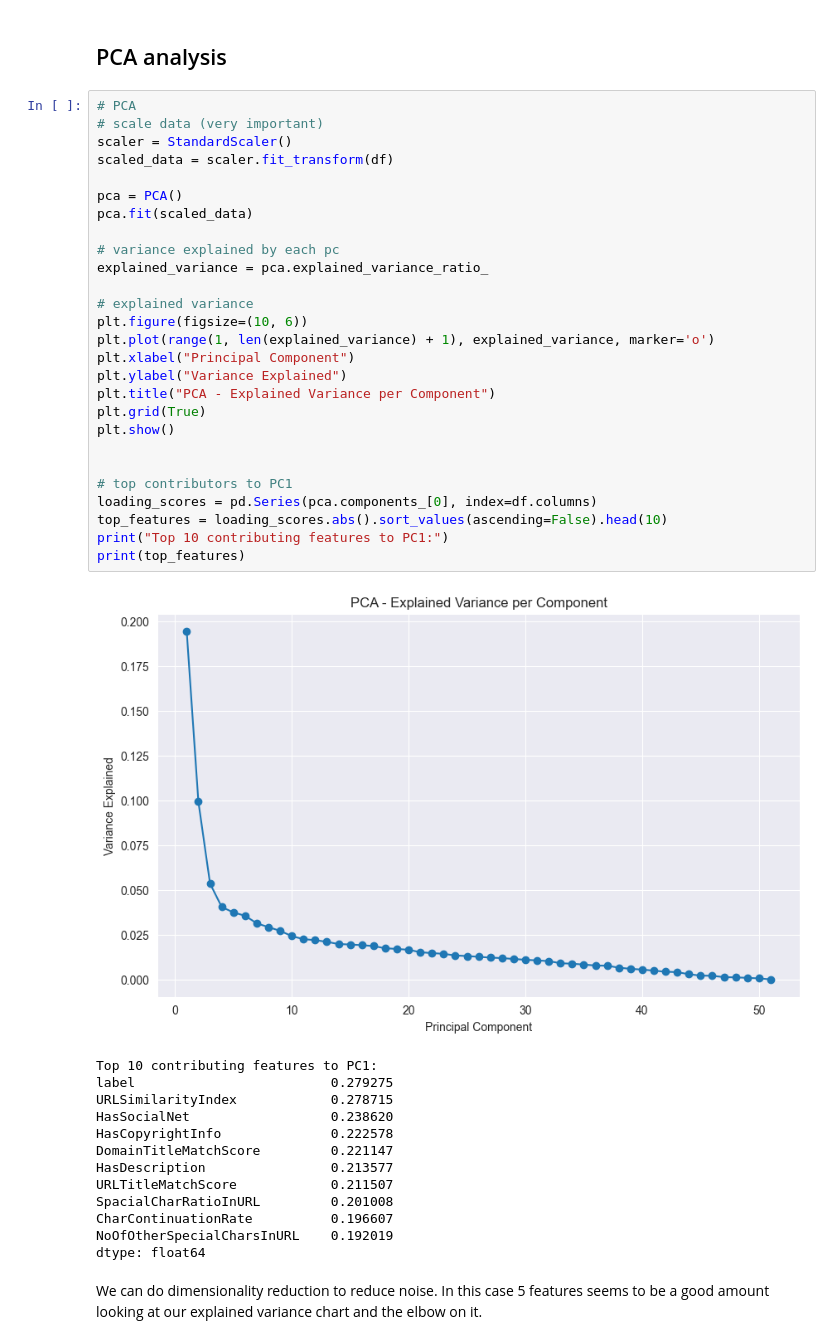
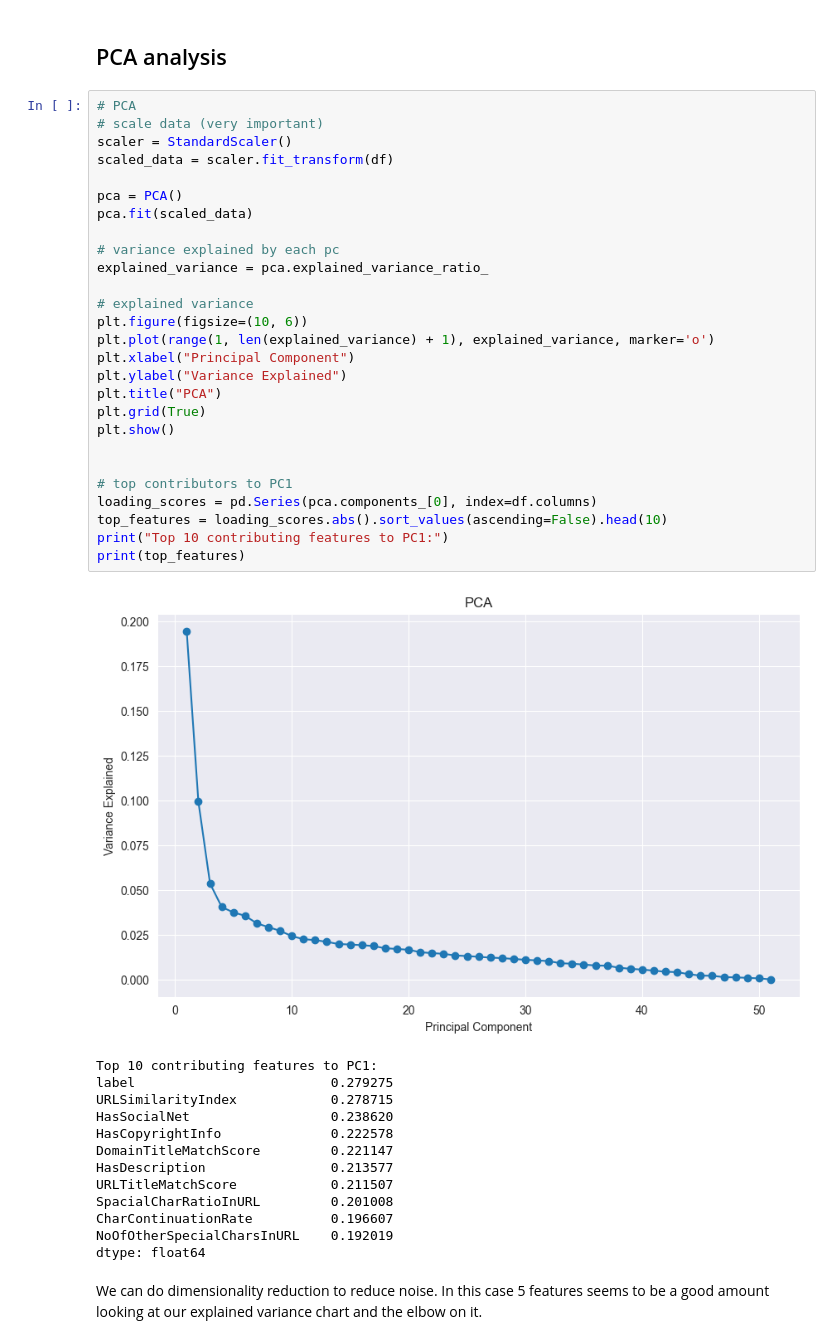
Before and after one commit to gabrielalaa/PhisingDetection, a Jupyter notebook: notebooks/new_training_dataset.ipynb, the cells around one changed output. Cells and saved outputs as stored; diff of their text form.

```diff
--- a/notebooks/new_training_dataset.ipynb
+++ b/notebooks/new_training_dataset.ipynb
@@ -244,32 +256,32 @@ Training: KNeighborsClassifier
 # %%
 # PCA
 # scale data (very important)
 scaler = StandardScaler()
 scaled_data = scaler.fit_transform(df)
 
 pca = PCA()
 pca.fit(scaled_data)
 
 # variance explained by each pc
 explained_variance = pca.explained_variance_ratio_
 
 # explained variance
 plt.figure(figsize=(10, 6))
 plt.plot(range(1, len(explained_variance) + 1), explained_variance, marker='o')
 plt.xlabel("Principal Component")
 plt.ylabel("Variance Explained")
-plt.title("PCA - Explained Variance per Component")
+plt.title("PCA")
 plt.grid(True)
 plt.show()
 
 
 # top contributors to PC1
 loading_scores = pd.Series(pca.components_[0], index=df.columns)
 top_features = loading_scores.abs().sort_values(ascending=False).head(10)
 print("Top 10 contributing features to PC1:")
 print(top_features)
 # %% [output]
-[figure, old version]
+[figure, new version]
 Top 10 contributing features to PC1:
 label                         0.279275
 URLSimilarityIndex            0.278715
```
Also changed, not shown: parts of 1 cell of this notebook.
